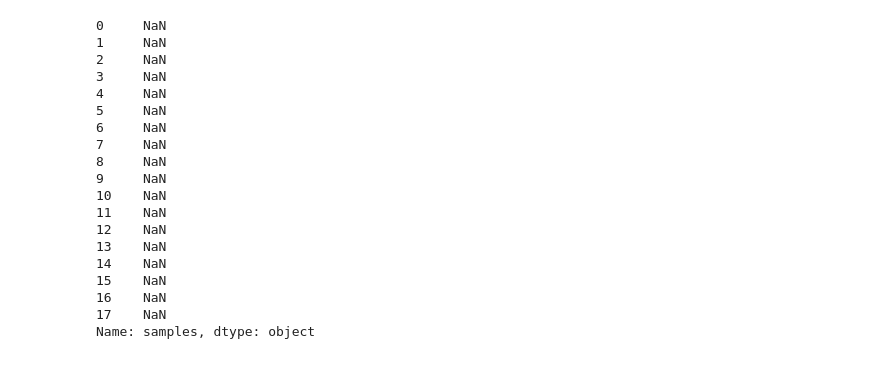
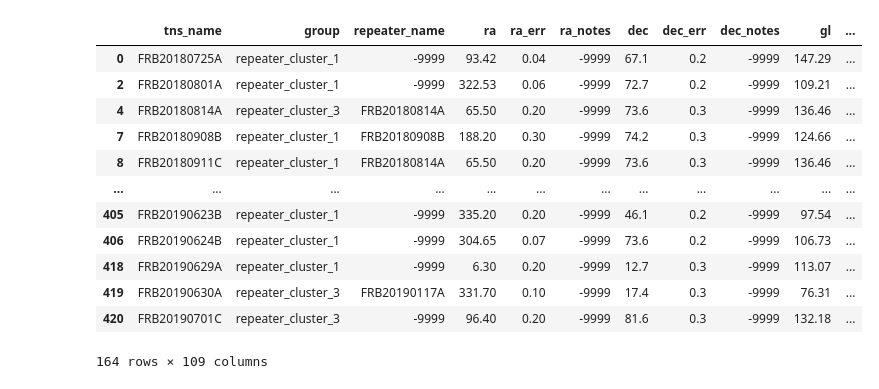
Before and after one commit to Thaza-Kun/sarjana, a Jupyter notebook: notebooks/03-filter-repeaters.ipynb, the cells around one changed output. Cells and saved outputs as stored; diff of their text form; code cells hidden in the pictures.

```diff
--- a/notebooks/03-filter-repeaters.ipynb
+++ b/notebooks/03-filter-repeaters.ipynb
@@ -3,4 +4,7 @@ import pandas as pd
+# %%
+chen: pd.DataFrame = pd.read_csv('../data/raw/external/CHIME_FRB_ML_classification.csv')
+chen_rptrs: pd.DataFrame = chen[chen['group'].str.contains('repeater')]
 # %%
-df = pd.read_csv('../data/raw/chimefrbcat1_Hashimoto_2022.csv')
-df.columns
+hashimoto: pd.DataFrame = pd.read_csv('../data/raw/external/chimefrbcat1_Hashimoto_2022.csv')
+hashimoto
 # %% [output]
@@ -80,24 +24,21 @@ Name: tns_name, dtype: object
-# %%
-rptes = pd.DataFrame({'name': data.keys(), 'sample_id':data.values()})
-rptes['samples'] = rp.groupby('name').tns_name.aggregate(list)
-rptes['samples']
-# %% [output]
-0     NaN
-1     NaN
-2     NaN
-3     NaN
-4     NaN
-5     NaN
-6     NaN
-7     NaN
-8     NaN
-9     NaN
-10    NaN
-11    NaN
-12    NaN
-13    NaN
-14    NaN
-15    NaN
-16    NaN
-17    NaN
-Name: samples, dtype: object
+# %%
+chen_: pd.DataFrame = chen_rptrs.merge(hashimoto, on='tns_name')
+chen_ = chen_.drop(columns=['classification', 'embedding_x', 'embedding_y', 'previous_name'])
+chen_ = chen_[(chen_['low_freq'] > chen_['low_freq'].min()) & (chen_['high_freq'] < chen_['high_freq'].max())]
+chen_['freq_ratio'] = chen_['high_freq'] / chen_['peak_freq']
+chen_['freq_range'] = chen_['high_freq'] - chen_['low_freq']
+chen_
+# %% [output]
+|  | tns_name | group | repeater_name | ra | ra_err | ra_notes | dec | dec_err | dec_notes | gl | ... |
+| 0 | FRB20180725A | repeater_cluster_1 | -9999 | 93.42 | 0.04 | -9999 | 67.1 | 0.2 | -9999 | 147.29 | ... |
+| 2 | FRB20180801A | repeater_cluster_1 | -9999 | 322.53 | 0.06 | -9999 | 72.7 | 0.2 | -9999 | 109.21 | ... |
+| 4 | FRB20180814A | repeater_cluster_3 | FRB20180814A | 65.50 | 0.20 | -9999 | 73.6 | 0.3 | -9999 | 136.46 | ... |
+| 7 | FRB20180908B | repeater_cluster_1 | FRB20180908B | 188.20 | 0.30 | -9999 | 74.2 | 0.3 | -9999 | 124.66 | ... |
+| 8 | FRB20180911C | repeater_cluster_1 | FRB20180814A | 65.50 | 0.20 | -9999 | 73.6 | 0.3 | -9999 | 136.46 | ... |
+| ... | ... | ... | ... | ... | ... | ... | ... | ... | ... | ... | ... |
+| 405 | FRB20190623B | repeater_cluster_1 | -9999 | 335.20 | 0.20 | -9999 | 46.1 | 0.2 | -9999 | 97.54 | ... |
+| 406 | FRB20190624B | repeater_cluster_1 | -9999 | 304.65 | 0.07 | -9999 | 73.6 | 0.2 | -9999 | 106.73 | ... |
+| 418 | FRB20190629A | repeater_cluster_1 | -9999 | 6.30 | 0.20 | -9999 | 12.7 | 0.3 | -9999 | 113.07 | ... |
+| 419 | FRB20190630A | repeater_cluster_3 | FRB20190117A | 331.70 | 0.10 | -9999 | 17.4 | 0.3 | -9999 | 76.31 | ... |
+| 420 | FRB20190701C | repeater_cluster_3 | -9999 | 96.40 | 0.20 | -9999 | 81.6 | 0.3 | -9999 | 132.18 | ... |
+164 rows × 109 columns
```
Also changed, not shown: parts of 9 cells of this notebook, 10 other files.
